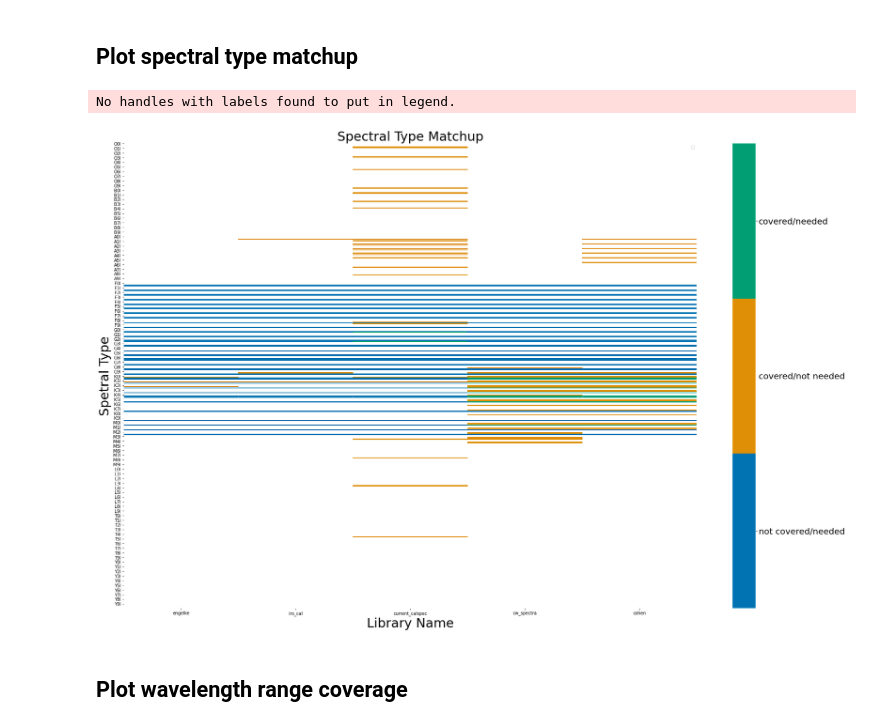
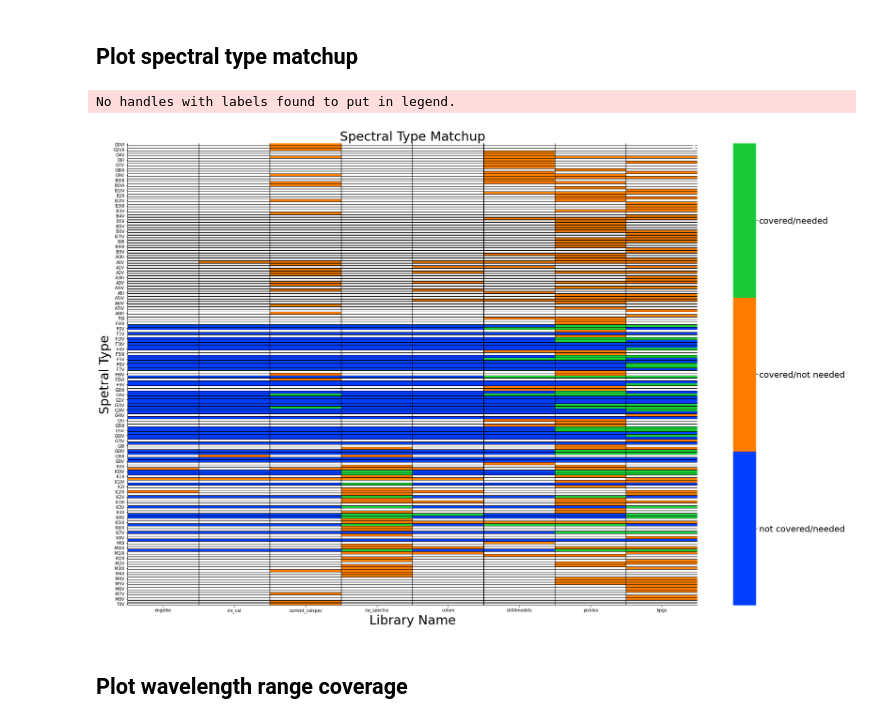
Before and after one commit to berlinchen7/EXOSIMS, a Jupyter notebook: probing/spec_lib_summary/spec_lib_summary_plots.ipynb, the cells around one changed output. Saved outputs shown, nothing was run; the diff lists cells and outputs as text; code cells hidden in the pictures.

Commit message:
Updated atlas visualizations

```diff
--- a/probing/spec_lib_summary/spec_lib_summary_plots.ipynb
+++ b/probing/spec_lib_summary/spec_lib_summary_plots.ipynb
@@ -43,12 +43,15 @@ DATA['irs_cal'] = getSpCov_irs_cal()
 DATA['current_calspec'] = getSpCov_calspec(CALSTAR_DIR + '/current_calspec')
 DATA['cw_spectra'] = getSpCov_cw_spectra(CALSTAR_DIR + '/cw_spectra')
 DATA['cohen'] = getSpCov_cohen(CALSTAR_DIR + '/cohen')
+DATA['ck04models'] = getSpCov_ck04models('/Users/berlinc/Documents/exosims/EXOSIMS_fork/probing/spec_lib_summary/ckp00')
+DATA['pickles'] = getSpCov_pickles()
+DATA['bpgs'] = getSpCov_bpgs()
 
 # Build df_input, which stores info comparing set of spec types from target list to
 #  set of spec types from the libraries:
 df_input = {}
 df_input['spec'] = ref_st
-for lib in ['engelke', 'irs_cal', 'current_calspec', 'cw_spectra', 'cohen']:
+for lib in ['engelke', 'irs_cal', 'current_calspec', 'cw_spectra', 'cohen', 'ck04models', 'pickles', 'bpgs']:
     cov_vect = np.zeros(len(ref_st))
     mask = np.isin(np.array(ref_st), list(DATA[lib].keys()))
     # Convert the list to one-hot vectors based on the reference spectral-type list
@@ -78,36 +81,37 @@ df = pd.DataFrame(df_input)
 df = df.set_index('spec')
 
 # Plot/save heatmap with discrete colorscheme, following https://stackoverflow.com/questions/38836154/discrete-legend-in-seaborn-heatmap-plot
 
 vmap = {0.5: 'not covered/needed', 1: 'covered/not needed', 1.5: 'covered/needed'}
 n = 3
+df = df.dropna(how='all')
 
-cmap = sns.color_palette("colorblind", n)
-ax = sns.heatmap(df, cmap=cmap)
+cmap = sns.color_palette("bright", n)
+ax = sns.heatmap(df, cmap=cmap, linewidths=.25, linecolor='black')
 
 # Get the colorbar object from the Seaborn heatmap
 colorbar = ax.collections[0].colorbar
 # The list comprehension calculates the positions to place the labels to be evenly distributed across the colorbar
 r = colorbar.vmax - colorbar.vmin
 colorbar.set_ticks([colorbar.vmin + 0.5 * r / (n) + r * i / (n) for i in range(n)])
 colorbar.set_ticklabels(list(vmap.values()))
 for t in colorbar.ax.get_yticklabels():
      t.set_fontsize(20)
 
 # Adjust aesthetics:
 ax.title.set_text('Spectral Type Matchup')
 ax.set_ylabel('Spetral Type')
 ax.set_xlabel('Library Name')
 ax.xaxis.label.set_fontsize(30)
 ax.yaxis.label.set_fontsize(30)
 ax.title.set_fontsize(30)
 for item in ax.legend().get_texts():
     item.set_fontsize(20)
 
 plt.savefig(MISSION + '.png', dpi=300)
 # %% [output]
 No handles with labels found to put in legend.
-[figure, old version]
+[figure, new version]
 # %% [markdown]
 ## Plot wavelength range coverage
 # %% [markdown]
```
Also changed, not shown: parts of 9 cells of this notebook, 2 other files.
